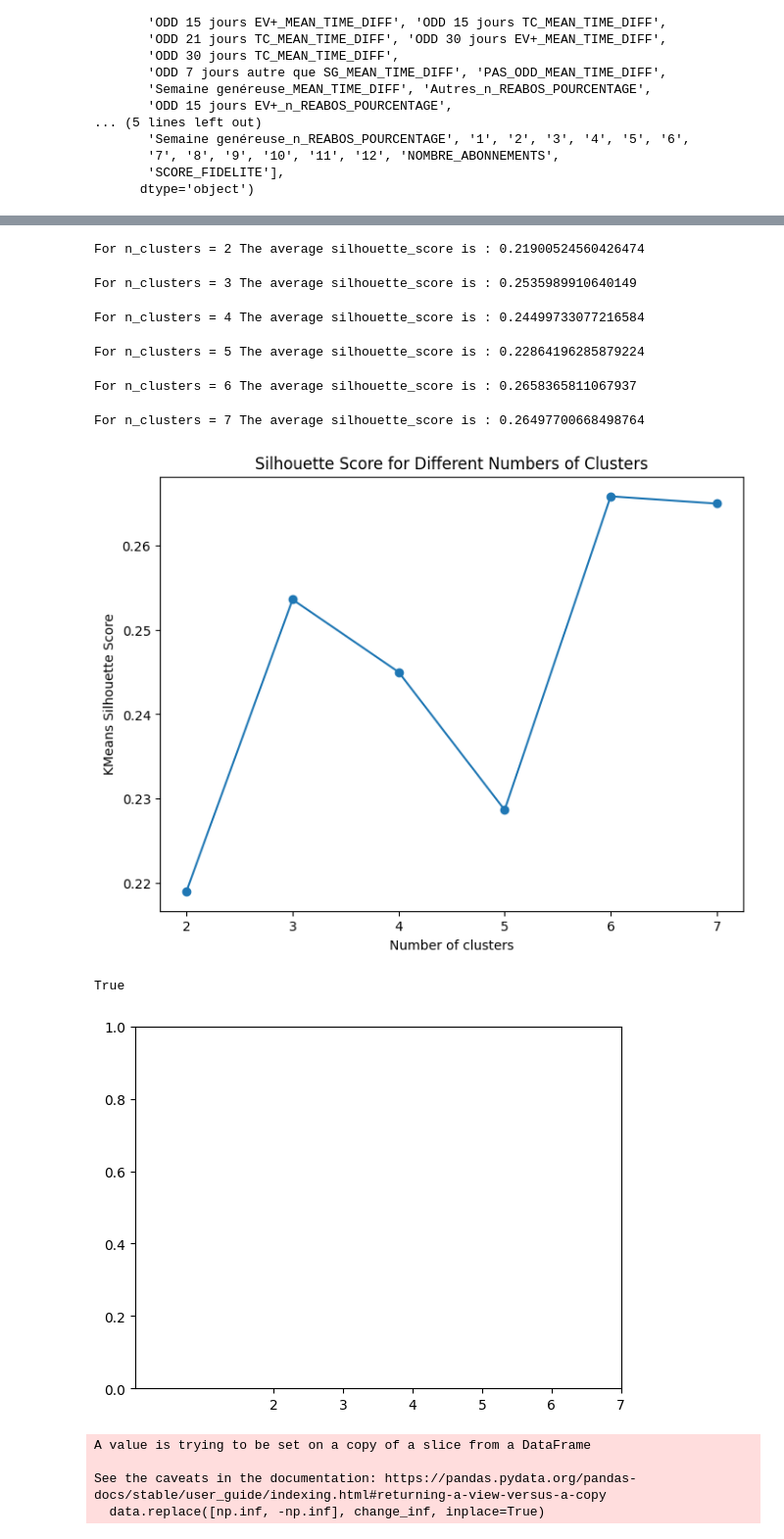
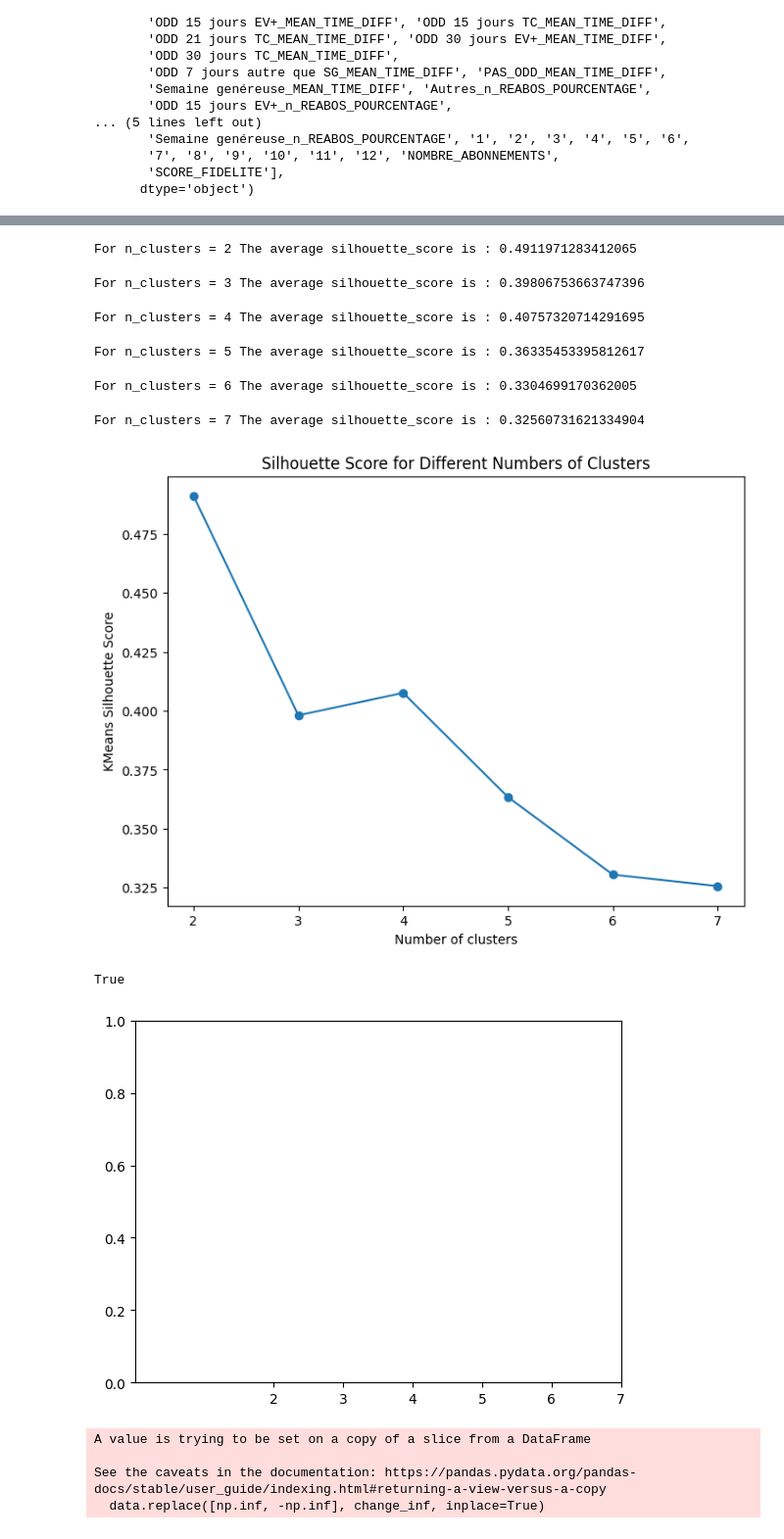
Before and after one commit to Statapp-CANAL/Statapp-CANAL, a Jupyter notebook: Data_operations/test.ipynb, the cells around one changed output, grey strips where cells are left out. Shown at 98% size. Drawn from its saved outputs; the diff is of its cells as text; code cells hidden in the pictures.

```diff
--- a/Data_operations/test.ipynb
+++ b/Data_operations/test.ipynb
@@ -198,7 +198,7 @@ def visualize_silhouette_datas_all(filename, columns, range_n_clusters, data_pat
 
     silhouette_scores = []
 
-    with PdfPages(data_path_results + "silhouettes_scores_sansdiff5.pdf") as pdf:
+    with PdfPages(data_path_results + "silhouettes_scores_reu.pdf") as pdf:
         for n_clusters in range_n_clusters:
 
             # Initialize the clusterer with n_clusters value and a random generator
@@ -214,7 +214,7 @@ def visualize_silhouette_datas_all(filename, columns, range_n_clusters, data_pat
                                              clusterer.labels_, data_id_abo)
 
             # Write cluster DataFrame to Excel
-            save_to_csv_file(df_cluster, data_path_results + "cluster_sansdiff5" + str(n_clusters) + ".csv")
+            save_to_csv_file(df_cluster, data_path_results + "cluster_reu" + str(n_clusters) + ".csv")
 
             cluster_labels = clusterer.fit_predict(data)
 
@@ -376,25 +276,21 @@ def trace_silhouette_scores(silhouette_scores, abscisses):
     return True
 # %%
 trace_silhouette_scores(visualize_silhouette_datas_all(path_antoine + "fusion_table_score_v1.csv",
-                                                       ['Autres_n_REABOS', 'ODD 15 jours EV+_n_REABOS',
-       'ODD 15 jours TC_n_REABOS', 'ODD 21 jours TC_n_REABOS',
-       'ODD 30 jours EV+_n_REABOS', 'ODD 30 jours TC_n_REABOS',
-       'ODD 7 jours autre que SG_n_REABOS', 'PAS_ODD_n_REABOS',
-       'Semaine genéreuse_n_REABOS'],
+                                                       ['ODD 15 jours TC_n_REABOS','Semaine genéreuse_n_REABOS', 'SCORE_FIDELITE'],
                                                        [2, 3, 4, 5, 6, 7],
-                                                       path_antoine + "Clustering_results/Total test/"), [2, 3, 4, 5, 6, 7])
+                                                       path_antoine + "Clustering_results/"), [2, 3, 4, 5, 6, 7])
 # %% [output]
 A value is trying to be set on a copy of a slice from a DataFrame
 
 See the caveats in the documentation: https://pandas.pydata.org/pandas-docs/stable/user_guide/indexing.html#returning-a-view-versus-a-copy
   data.replace([np.inf, -np.inf], change_inf, inplace=True)
-For n_clusters = 2 The average silhouette_score is : 0.21900524560426474
+For n_clusters = 2 The average silhouette_score is : 0.4911971283412065
-For n_clusters = 3 The average silhouette_score is : 0.2535989910640149
+For n_clusters = 3 The average silhouette_score is : 0.39806753663747396
-For n_clusters = 4 The average silhouette_score is : 0.24499733077216584
+For n_clusters = 4 The average silhouette_score is : 0.40757320714291695
-For n_clusters = 5 The average silhouette_score is : 0.22864196285879224
+For n_clusters = 5 The average silhouette_score is : 0.36335453395812617
-For n_clusters = 6 The average silhouette_score is : 0.2658365811067937
+For n_clusters = 6 The average silhouette_score is : 0.3304699170362005
-For n_clusters = 7 The average silhouette_score is : 0.26497700668498764
+For n_clusters = 7 The average silhouette_score is : 0.32560731621334904
-[figure, old version]
+[figure, new version]
 True
 [figure]
 # %%
```
Also changed, not shown: parts of 2 cells of this notebook.
